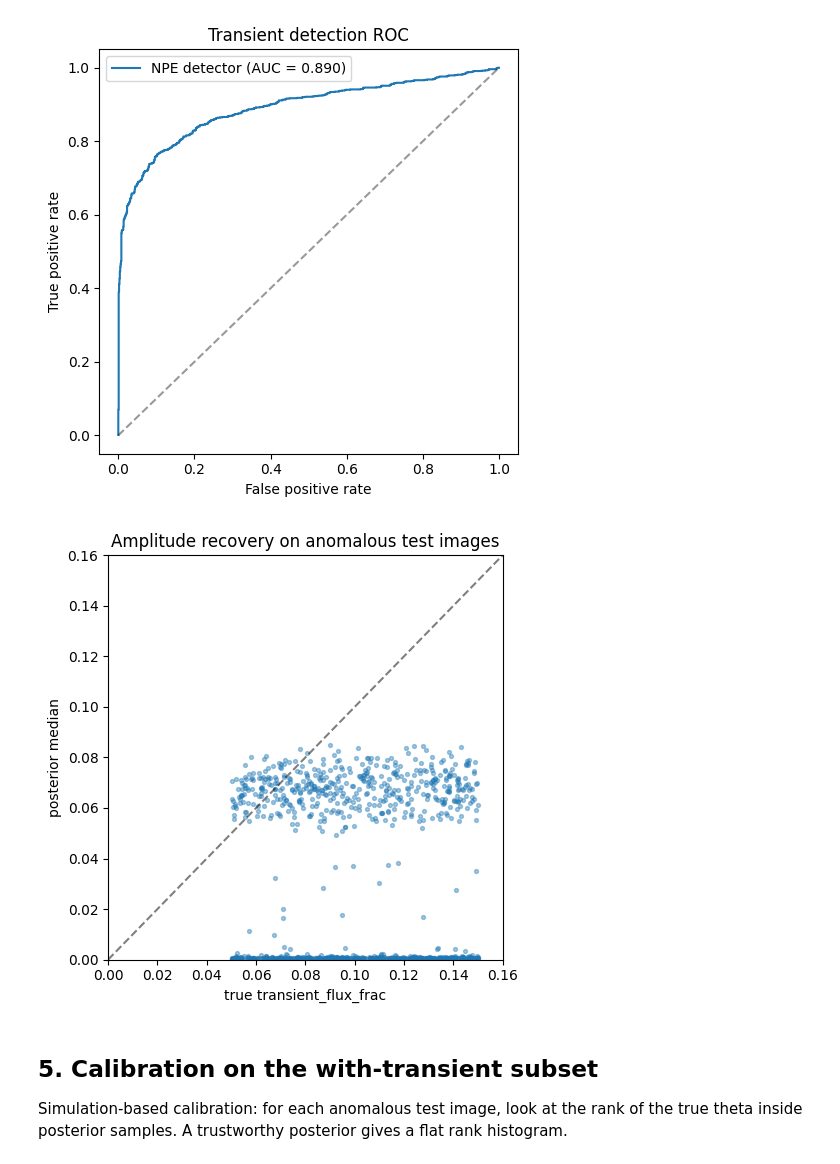
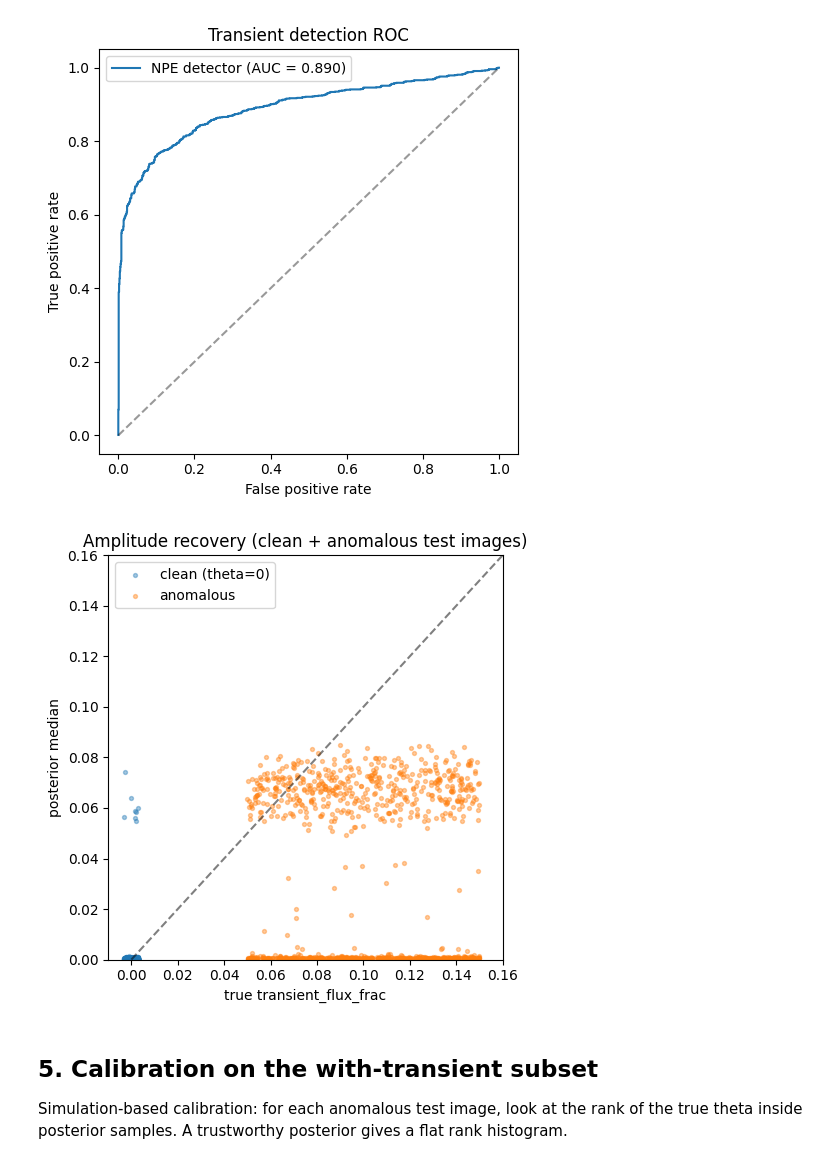
Before and after one commit to devesh-aggarwal/sbi-transient-lensing, a Jupyter notebook: detect_transient.ipynb, the cells around one changed output. Saved outputs shown, nothing was run; the diff lists cells and outputs as text; code cells hidden in the pictures.

Commit message:
add improved amplitude recovery visualization

```diff
--- a/detect_transient.ipynb
+++ b/detect_transient.ipynb
@@ -410,22 +410,31 @@ plt.show()
 # %% [output]
 [figure]
 # %%
-# Amplitude recovery: posterior median vs true flux frac for the anomalous half.
+# Amplitude recovery: posterior median vs true flux frac, clean + anomalous.
 true_anom = theta_test.numpy().ravel()[labels == 1]
 pred_anom = medians[labels == 1]
+pred_clean = medians[labels == 0]
+
+# Jitter clean points horizontally around x=0 so overlapping markers are visible.
+_jitter_rng = np.random.default_rng(SEED)
+jitter_clean = _jitter_rng.uniform(-0.003, 0.003, size=len(pred_clean))
 
 plt.figure(figsize=(5, 5))
-plt.scatter(true_anom, pred_anom, s=8, alpha=0.4)
+plt.scatter(jitter_clean, pred_clean, s=8, alpha=0.4,
+            color='tab:blue', label='clean (theta=0)')
+plt.scatter(true_anom, pred_anom, s=8, alpha=0.4,
+            color='tab:orange', label='anomalous')
 lim = [0, 0.16]
 plt.plot(lim, lim, 'k--', alpha=0.5)
-plt.xlim(lim); plt.ylim(lim)
+plt.xlim(-0.01, 0.16); plt.ylim(lim)
 plt.xlabel('true transient_flux_frac')
 plt.ylabel('posterior median')
-plt.title('Amplitude recovery on anomalous test images')
+plt.title('Amplitude recovery (clean + anomalous test images)')
+plt.legend(loc='upper left')
 plt.tight_layout()
 plt.show()
 # %% [output]
-[figure, old version]
+[figure, new version]
 # %% [markdown]
 ## 5. Calibration on the with-transient subset
 
```
